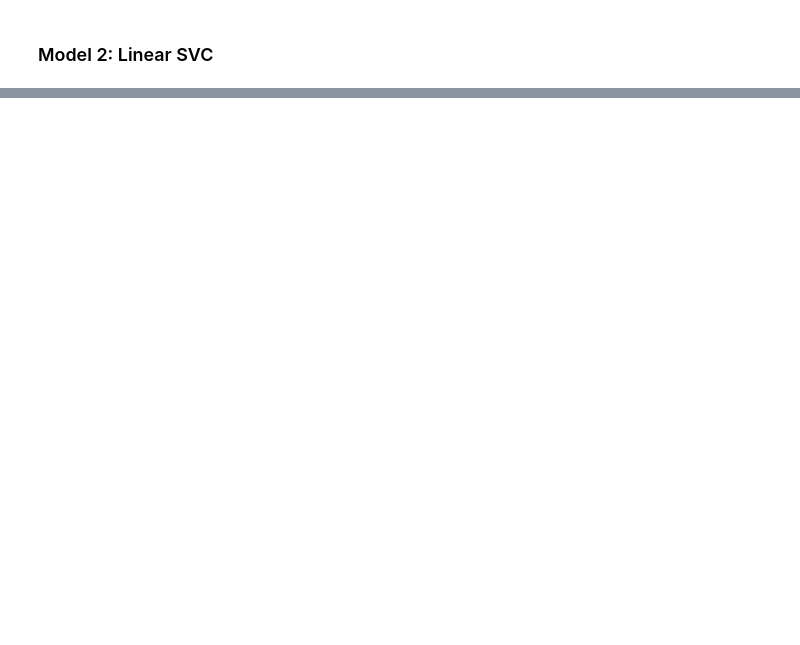
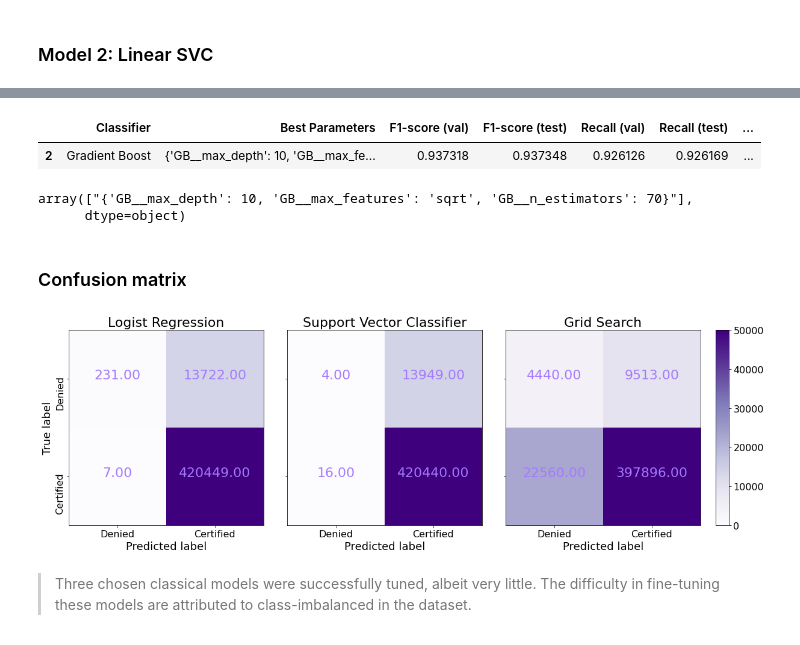
Before and after one commit to karma271/h-1B_Visa_Petition, a Jupyter notebook: src/05_Classical_Model_Tuning.ipynb, the cells around one changed output, grey strips where cells are left out. Drawn from its saved outputs; the diff is of its cells as text; code cells hidden in the pictures; blank space fills up the shorter version.

Commit message:
added classical model model tuning notebook

```diff
--- a/src/05_Classical_Model_Tuning.ipynb
+++ b/src/05_Classical_Model_Tuning.ipynb
@@ -350,0 +409,11 @@ model_benchmark.to_csv("../assets/model_performance/02_linear_SVC_model_performa
+# %%
+GB_best_scores, GB_best_params = best_model_info(model_benchmark_GB)
+GB_best_scores
+# %% [output]
+|  | Classifier | Best Parameters | F1-score (val) | F1-score (test) | Recall (val) | Recall (test) | ... |
+| 2 | Gradient Boost | {'GB__max_depth': 10, 'GB__max_fe... | 0.937318 | 0.937348 | 0.926126 | 0.926169 | ... |
+# %%
+GB_best_params
+# %% [output]
+array(["{'GB__max_depth': 10, 'GB__max_features': 'sqrt', 'GB__n_estimators': 70}"],
+      dtype=object)
@@ -350,0 +422,55 @@ model_benchmark.to_csv("../assets/model_performance/02_linear_SVC_model_performa
+# %% [markdown]
+### Confusion matrix
+# %%
+import itertools
+from mpl_toolkits.axes_grid1 import ImageGrid
+
+
+classes = ["Denied", "Certified"]
+
+fig = plt.figure(figsize=(20,20))
+grid = ImageGrid(fig, 111,          # as in plt.subplot(111)
+                 nrows_ncols=(1,3),
+                 axes_pad=0.55,
+                 cbar_location="right",
+                 cbar_mode="single",
+                 cbar_size="7%",
+                 cbar_pad=0.35,
+                 )
+models_object_list = [lr_GS, SVC_GS, GB_GS]
+clf_name_list = ["Logist Regression", "Support Vector Classifier", "Grid Search"]
+for ax, clf, clf_name in zip(grid[:3], models_object_list, clf_name_list ):
+    y_pred = clf.predict(X_test)
+    cm = confusion_matrix(y_test, y_pred)
+
+    im = ax.imshow(cm, vmin=0, vmax=50_000, cmap='Purples')
+    ax.set_title(clf_name, fontdict = {'fontsize' : 22})
+
+    tick_marks = np.arange(2)
+    ax.set_xticks(tick_marks)  # Warning: different signature for [x|y]ticks in pyplot and OO interface
+    ax.set_xticklabels(classes, rotation=0, fontsize=16)
+    ax.set_yticks(tick_marks)
+    ax.set_yticklabels(classes, rotation=90, fontsize=16)
+
+    for j, k in itertools.product(range(cm.shape[0]), range(cm.shape[1])):
+        ax.text(k, j, format(cm[j, k], '.2f'),
+                 horizontalalignment="center",
+                 color="#A47AFE",
+                 fontsize=22)
+
+    ax.set_ylabel('True label', fontsize=18)
+    ax.set_xlabel('Predicted label', fontsize=18)
+
+# fig.delaxes(grid[7])
+# fig.delaxes(grid[8])
+
+fig.tight_layout()
+fig.subplots_adjust(right=0.8)
+fig.colorbar(im, cax=ax.cax)
+ax.cax.tick_params(labelsize=16)
+
+plt.show()
+# %% [output]
+[figure, added]
+# %% [markdown]
+> Three chosen classical models were successfully tuned, albeit very little. The difficulty in fine-tuning these models are attributed to class-imbalanced in the dataset.
```
Also changed, not shown: parts of 34 cells of this notebook.
